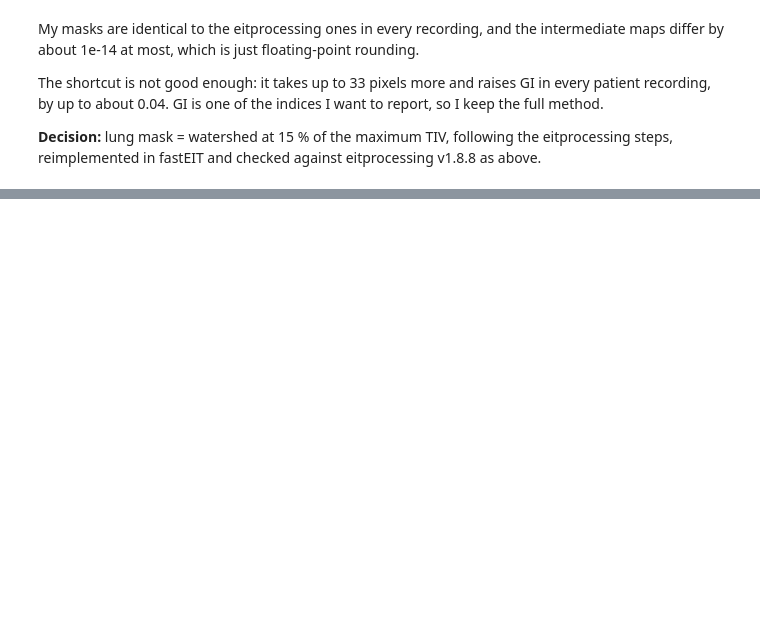
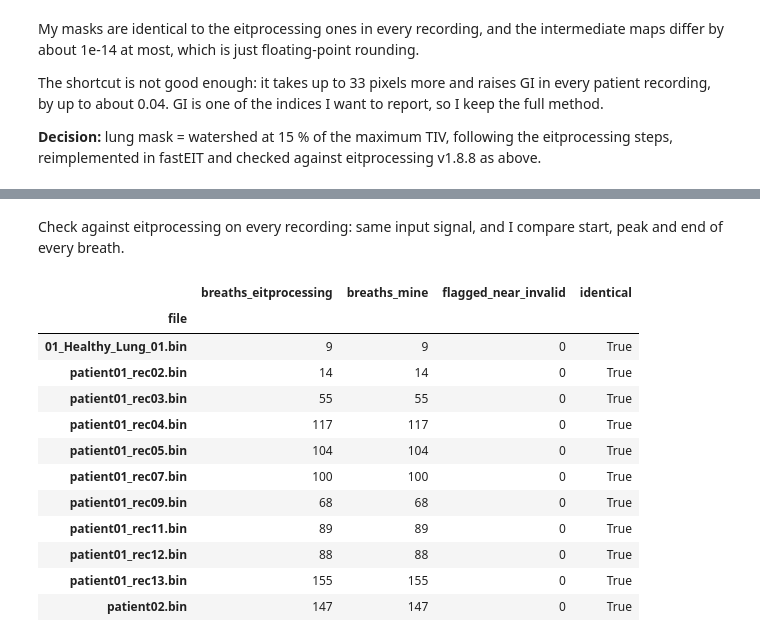
Before and after one commit to Kernel236/fastEIT, a Jupyter notebook: notebooks/05_preprocessing_choices.ipynb, the cells around one changed output, grey strips where cells are left out. Saved outputs shown, nothing was run; the diff lists cells and outputs as text; code cells hidden in the pictures; blank space fills up the shorter version.

```diff
--- a/notebooks/05_preprocessing_choices.ipynb
+++ b/notebooks/05_preprocessing_choices.ipynb
@@ -762,0 +873,34 @@ fastEIT and checked against eitprocessing v1.8.8 as above.
+# %% [markdown]
+Check against eitprocessing on every recording: same input signal, and I compare start, peak and end of every breath.
+# %%
+rows, breath_inputs = [], {}
+for path in FILES:
+    eit = next(iter(load_eit_data(path, vendor="draeger").eit_data.values()))
+    fs, pix = eit.sample_frequency, np.asarray(eit.pixel_impedance, dtype=float)
+    smoothed = moving_average(pix, 0.1, fs)
+    eit_s = copy.deepcopy(eit)
+    eit_s.pixel_impedance = smoothed
+    reference = BreathDetection().find_breaths(eit_s.get_summed_impedance()).values
+    ref_idx = np.array([np.searchsorted(eit.time, [b.start_time, b.middle_time, b.end_time]) for b in reference])
+    g = smoothed.sum(axis=(1, 2))
+    mine, near_invalid = detect_breaths(g, fs)
+    kept = mine[~near_invalid]
+    rows.append({"file": path.name, "breaths_eitprocessing": len(ref_idx), "breaths_mine": len(mine),
+                 "flagged_near_invalid": int(near_invalid.sum()),
+                 "identical": len(kept) == len(ref_idx) and np.array_equal(kept, ref_idx)})
+    breath_inputs[path.name] = (g, fs, mine, near_invalid, np.asarray(eit.time) - eit.time[0])
+pd.DataFrame(rows).set_index("file")
+# %% [output]
+|  | breaths_eitprocessing | breaths_mine | flagged_near_invalid | identical |
+| file |  |  |  |  |
+| 01_Healthy_Lung_01.bin | 9 | 9 | 0 | True |
+| patient01_rec02.bin | 14 | 14 | 0 | True |
+| patient01_rec03.bin | 55 | 55 | 0 | True |
+| patient01_rec04.bin | 117 | 117 | 0 | True |
+| patient01_rec05.bin | 104 | 104 | 0 | True |
+| patient01_rec07.bin | 100 | 100 | 0 | True |
+| patient01_rec09.bin | 68 | 68 | 0 | True |
+| patient01_rec11.bin | 89 | 89 | 0 | True |
+| patient01_rec12.bin | 88 | 88 | 0 | True |
+| patient01_rec13.bin | 155 | 155 | 0 | True |
+| patient02.bin | 147 | 147 | 0 | True |
```
Also changed, not shown: parts of 7 cells of this notebook.
